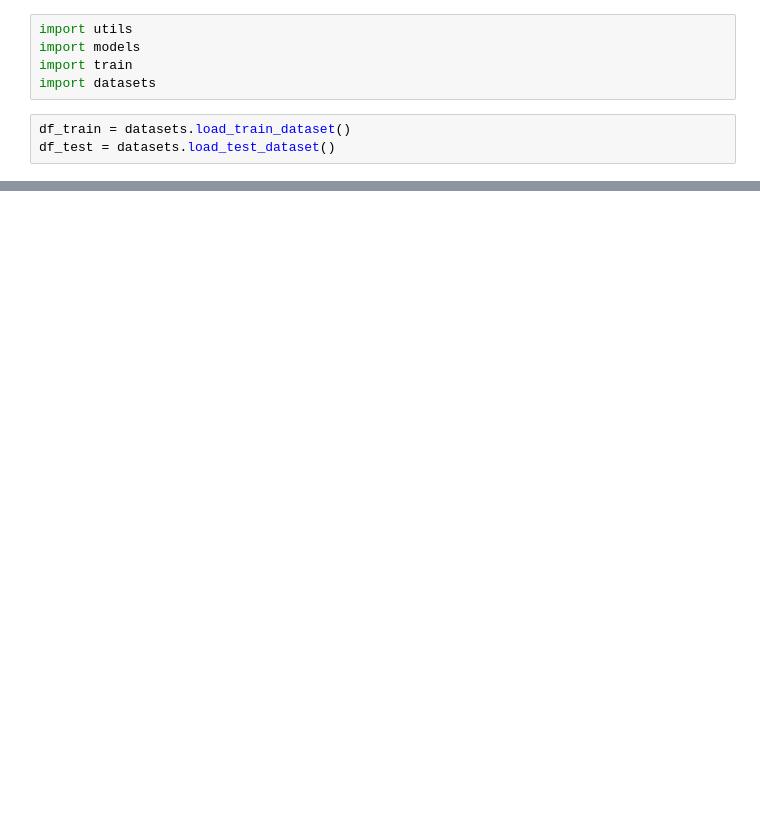
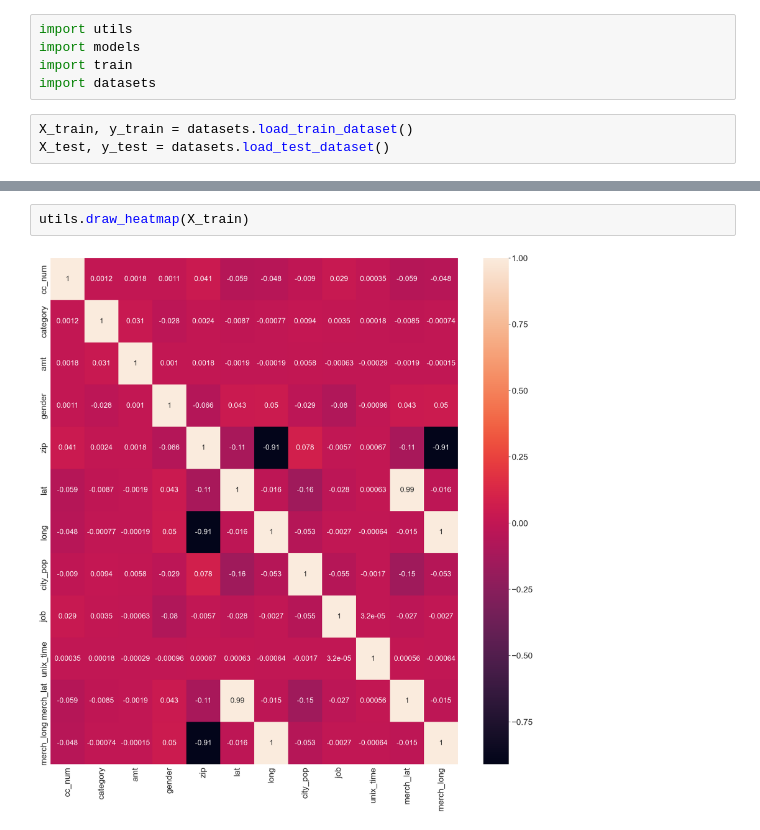
Before and after one commit to InjaeJayLee/mzcard, a Jupyter notebook: notebook.ipynb, the cells around one changed output, grey strips where cells are left out. Saved outputs shown, nothing was run; the diff lists cells and outputs as text; blank space fills up the shorter version.

Commit message:
added some util funcs

```diff
--- a/notebook.ipynb
+++ b/notebook.ipynb
@@ -4,5 +4,5 @@ import models
 import train
 import datasets
 # %%
-df_train = datasets.load_train_dataset()
-df_test = datasets.load_test_dataset()
+X_train, y_train = datasets.load_train_dataset()
+X_test, y_test = datasets.load_test_dataset()
@@ -13,0 +51,4 @@ print(df_test.columns)
+# %%
+utils.draw_heatmap(X_train)
+# %% [output]
+[figure, added]
```
Also changed, not shown: parts of 7 cells of this notebook, 2 other files.
